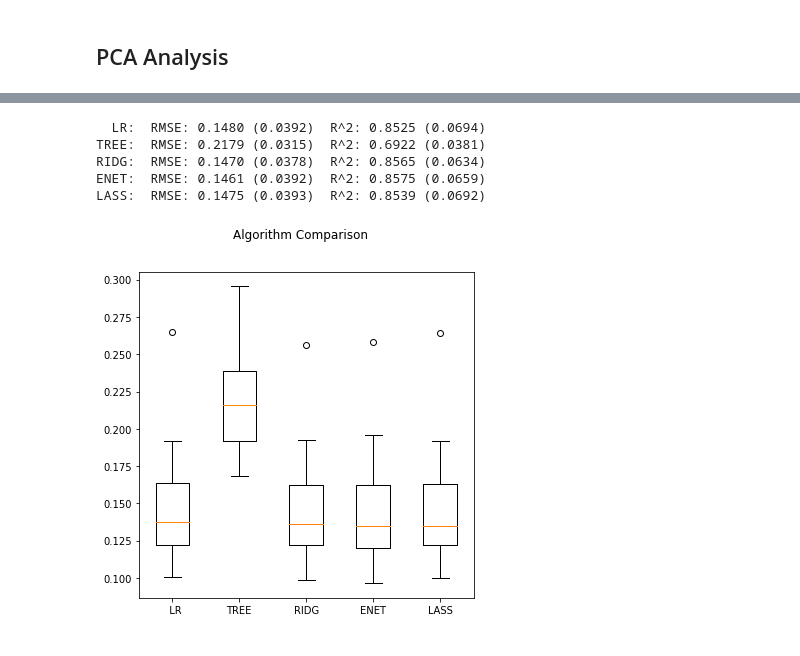
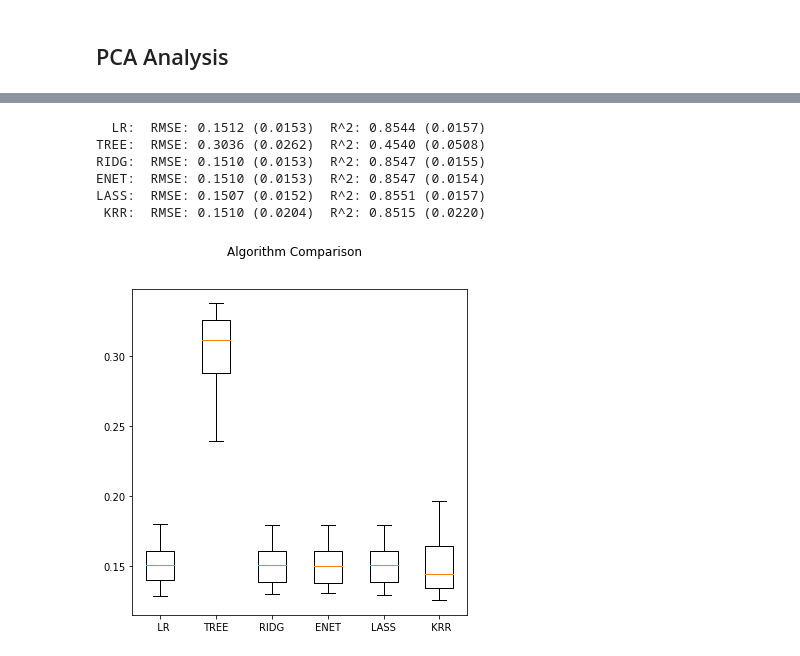
Before and after one commit to ariani86/Machine_Learning_Prohect, a Jupyter notebook: ML_ProjectCode.ipynb, the cells around one changed output, grey strips where cells are left out. Saved outputs shown, nothing was run; the diff lists cells and outputs as text; code cells hidden in the pictures.

Commit message:
Updated models

```diff
--- a/ML_ProjectCode.ipynb
+++ b/ML_ProjectCode.ipynb
@@ -411,0 +445,9 @@ y = np.log1p(y_train)
+# %%
+XX = X
+# %%
+from scipy.stats import skew
+skewness = XX.apply(lambda x: skew(x))
+skewness = skewness[abs(skewness) > 0.5]
+print(str(skewness.shape[0]) + " skewed numerical features to log transform")
+skewed_features = skewness.index
+XX[skewed_features] = np.log1p(XX[skewed_features])
@@ -451,3 +496,5 @@ import matplotlib.pyplot as plt
+# %%
+X = XX
 # %%
 # #Grid Search for RandomForest
 # RFR_grid_param = {'n_estimators': [100], 'max_features': ['auto'], 'max_depth': [None], \
@@ -524,15 +560,13 @@ Lasso(alpha=0.0030000000000000001, copy_X=True, fit_intercept=True,
 # %%
-# X=X
-# y=np.log(y_train)
-
 #Linear Regression:
 linear = linear_model.LinearRegression()
 #Ridge Regression:
-ridg = linear_model.Ridge(alpha=539)
+ridg = linear_model.Ridge(alpha=1.21)
 #Lasso Regression
-lass = linear_model.Lasso(alpha=0.003)
+lass = linear_model.Lasso(alpha=0.001)
 #Kernel Ridge Regression:
-krr = KernelRidge(alpha=2.3)
+krr = KernelRidge(alpha=0.0015, coef0=100, degree=1.5, gamma=None,
+      kernel='polynomial', kernel_params=None)
 
 #ElasticNet Model:
 enet = linear_model.ElasticNet(alpha = .001, l1_ratio = 0.001) #('ENET', enet),
@@ -540,8 +574,6 @@ enet = linear_model.ElasticNet(alpha = .001, l1_ratio = 0.001) #('ENET', enet),
 dtree = tree.DecisionTreeRegressor()
 #Random Forest:  ('RFOR',rfor)
 rfor = RandomForestRegressor(max_depth=10)
-
-
 
 models = [('  LR', linear),('TREE', dtree),(' KRR',krr),('RIDG',ridg),('LASS',lass)]
 
@@ -658,44 +690,47 @@ X=p_x
 # y=np.log(y_train)
 
 #ElasticNet Model:
-enet = linear_model.ElasticNet(alpha = .05, l1_ratio = 0.1) #('ENET', enet),
+enet = linear_model.ElasticNet(alpha=0.01, copy_X=True, fit_intercept=True, l1_ratio=0.01,\
+      max_iter=5000, normalize=False, positive=False, precompute=False,\
+      random_state=None, selection='random', tol=0.0001, warm_start=False)
 #Linear Regression:
 linear = linear_model.LinearRegression()
 #Decision Tree Regression:
 dtree = tree.DecisionTreeRegressor()
 #Kernel Ridge Regression:
-krr = KernelRidge(alpha=14)
+krr = KernelRidge(alpha=0.135, coef0=2.5, degree=2, gamma=None, kernel='polynomial', kernel_params=None)
 #Random Forest:  ('RFOR',rfor)
 rfor = RandomForestRegressor(max_depth=10)
 #Ridge Regression:
-ridg = linear_model.Ridge(alpha=503)
+ridg = linear_model.Ridge(alpha=7)
 #Lasso Regression
 lass = linear_model.Lasso(alpha=0.00035)
 
-models = [('  LR', linear),('TREE', dtree),('RIDG',ridg),('ENET',enet),('LASS',lass)]
+models = [('  LR', linear),('TREE', dtree),('RIDG',ridg),('ENET',enet),('LASS',lass),(' KRR',krr)]
 
 results = []
 names = []
 for name, model in models:
     r_sq = ms.cross_val_score(model, X, y, cv=10, scoring='r2')
     rmse_score = np.sqrt((abs(ms.cross_val_score(model,X, y, cv=15, scoring='neg_mean_squared_error'))))
     results.append(rmse_score)
     names.append(name)
     msg = "%s:  RMSE: %.4f (%.4f)  R^2: %.4f (%.4f)" %(name,rmse_score.mean(),rmse_score.std(),r_sq.mean(),r_sq.std())
     print(msg)
 
 # Compare Algorithms
 fig = plt.figure()
 fig.suptitle('Algorithm Comparison')
 ax = fig.add_subplot(111)
 plt.boxplot(results)
 ax.set_xticklabels(names)
 fig.set_size_inches(6,6)
 plt.show()
 # %% [output]
-  LR:  RMSE: 0.1480 (0.0392)  R^2: 0.8525 (0.0694)
-TREE:  RMSE: 0.2179 (0.0315)  R^2: 0.6922 (0.0381)
-RIDG:  RMSE: 0.1470 (0.0378)  R^2: 0.8565 (0.0634)
-ENET:  RMSE: 0.1461 (0.0392)  R^2: 0.8575 (0.0659)
-LASS:  RMSE: 0.1475 (0.0393)  R^2: 0.8539 (0.0692)
+  LR:  RMSE: 0.1512 (0.0153)  R^2: 0.8544 (0.0157)
+TREE:  RMSE: 0.3036 (0.0262)  R^2: 0.4540 (0.0508)
+RIDG:  RMSE: 0.1510 (0.0153)  R^2: 0.8547 (0.0155)
+ENET:  RMSE: 0.1510 (0.0153)  R^2: 0.8547 (0.0154)
+LASS:  RMSE: 0.1507 (0.0152)  R^2: 0.8551 (0.0157)
+ KRR:  RMSE: 0.1510 (0.0204)  R^2: 0.8515 (0.0220)
-[figure, old version]
+[figure, new version]
```
Also changed, not shown: parts of 43 cells of this notebook.
